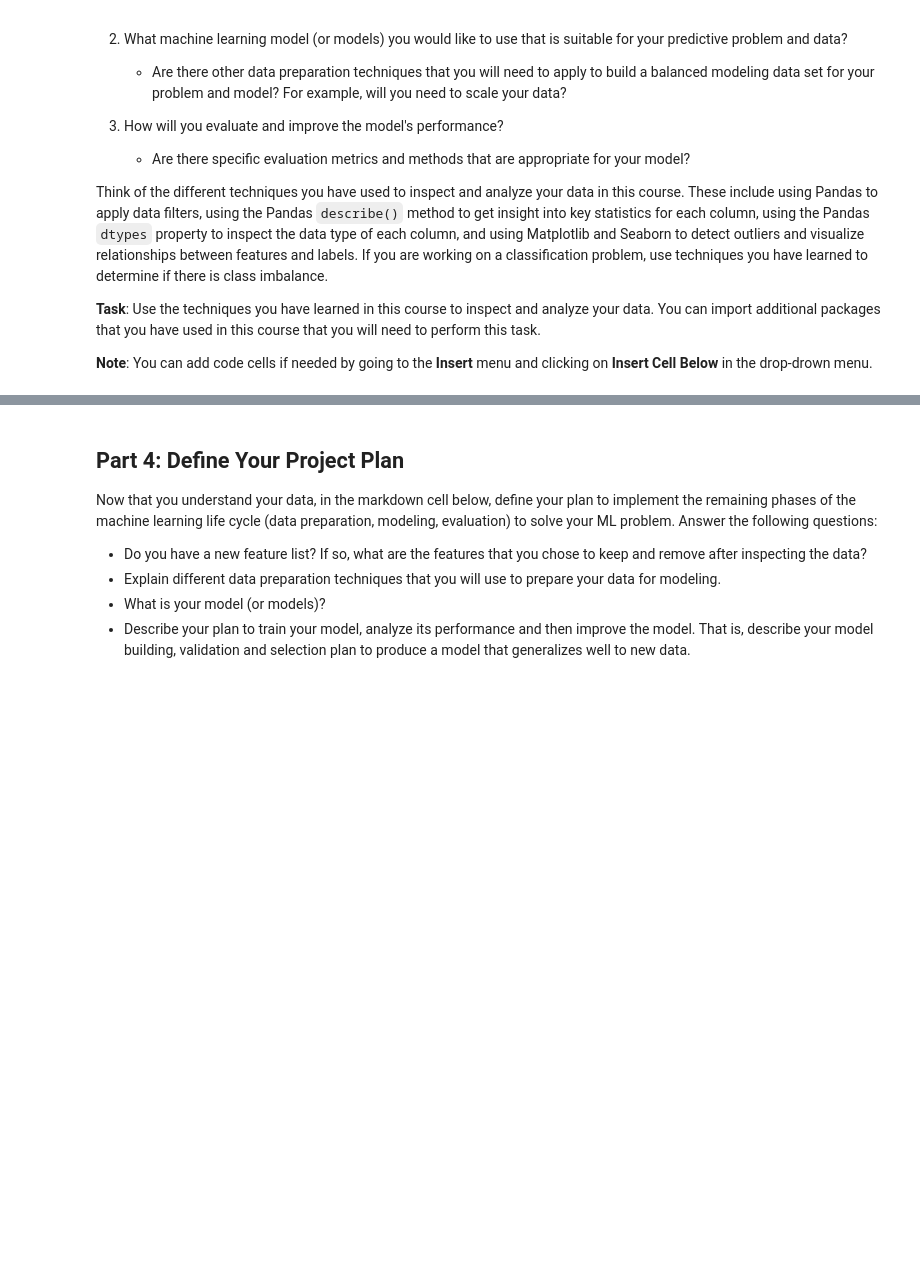
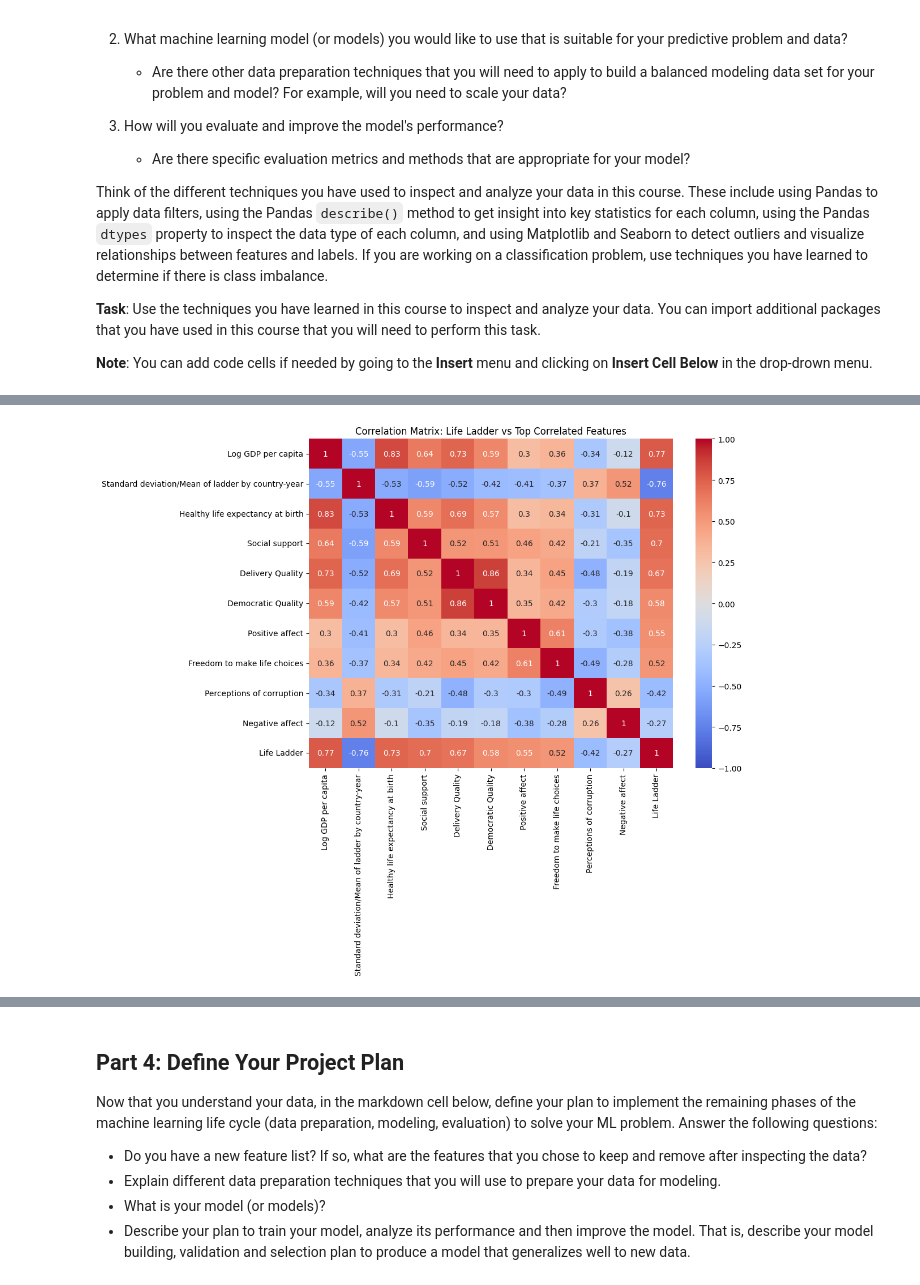
Before and after one commit to aryamantepal/bttaimit, a Jupyter notebook: Unit 8/lab 8/DefineAndSolveMLProblem.ipynb, the cells around one changed output, grey strips where cells are left out. Cells and saved outputs as stored; diff of their text form; code cells hidden in the pictures; blank space fills up the shorter version.

```diff
--- a/Unit 8/lab 8/DefineAndSolveMLProblem.ipynb
+++ b/Unit 8/lab 8/DefineAndSolveMLProblem.ipynb
@@ -195,0 +250,9 @@ dtype: object
+# %%
+# now that the missing values have been dealt with, let us move on to removing outliers from the important (most relevant) features
+correlations = df.corr()['Life Ladder'].sort_values(ascending=False)
+
+# Remove 'Life Ladder' itself from the correlations
+correlations = correlations.drop('Life Ladder')
+
+# Print the correlations
+print(correlations)
@@ -195,0 +277,15 @@ dtype: object
+# %%
+# Create correlation matrix to see strongest correlations. based on that, we can implement winsorizing to remove outliers
+top_features = correlations.abs().nlargest(10).index.tolist()
+
+# Create correlation matrix for selected features
+corr_matrix = df[top_features + ['Life Ladder']].corr()
+
+# Create heatmap
+plt.figure(figsize=(12, 10))
+sns.heatmap(corr_matrix, annot=True, cmap='coolwarm', vmin=-1, vmax=1, center=0)
+plt.title('Correlation Matrix: Life Ladder vs Top Correlated Features')
+plt.tight_layout()
+plt.show()
+# %% [output]
+[figure, added]
```
Also changed, not shown: parts of 54 cells of this notebook, 2 other files.
